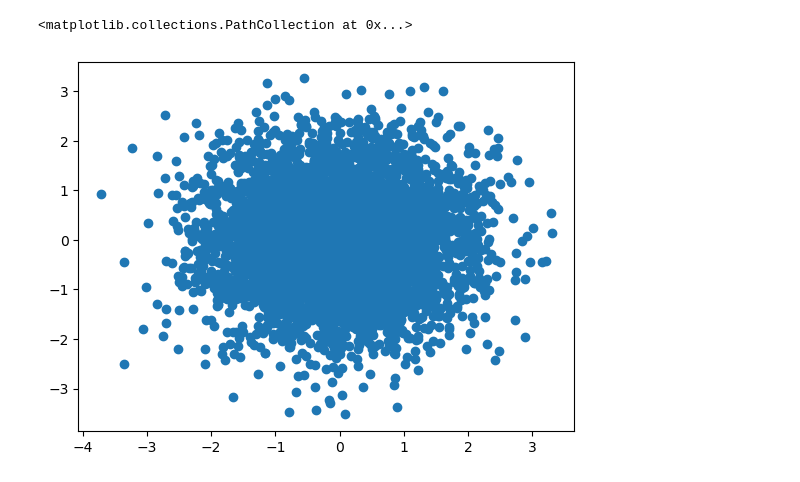
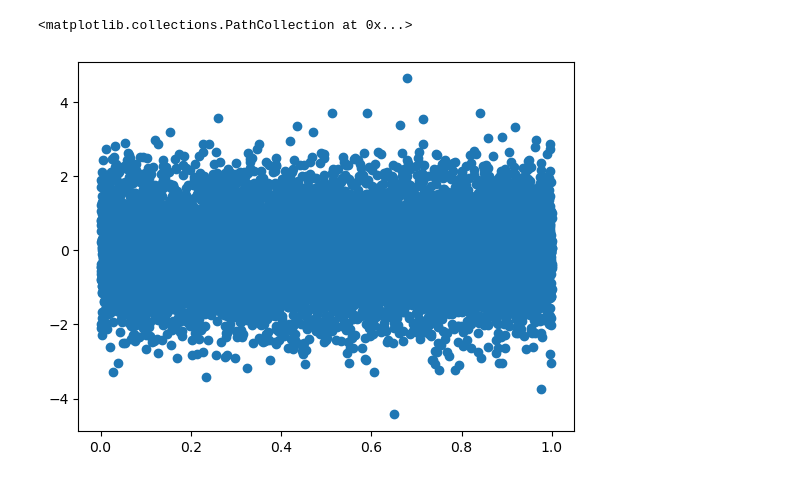
Before and after one commit to PatheticOTD/OstriX, a Jupyter notebook: plot.ipynb, the cells around one changed output. Cells and saved outputs as stored; diff of their text form; code cells hidden in the pictures.

```diff
--- a/plot.ipynb
+++ b/plot.ipynb
@@ -2,10 +2,11 @@
 import pandas as pd
 import matplotlib.pyplot as plt
 # %%
-df_normal = pd.read_csv('output/normal_points.csv')
-df_uniform = pd.read_csv('output/uniform_points.csv')
+df_normal_a = pd.read_csv('D:\\normal_points_a.csv')
+df_normal_b = pd.read_csv('D:\\normal_points_b.csv')
+df_uniform = pd.read_csv('D:\\uniform_points.csv')
 # %%
-plt.scatter(df_normal.x, df_normal.y)
+plt.scatter(df_uniform.x, df_normal_a.z)
 # %% [output]
 <matplotlib.collections.PathCollection at 0x...>
-[figure, old version]
+[figure, new version]
```
Also changed, not shown: parts of 2 cells of this notebook, 10 other files.
